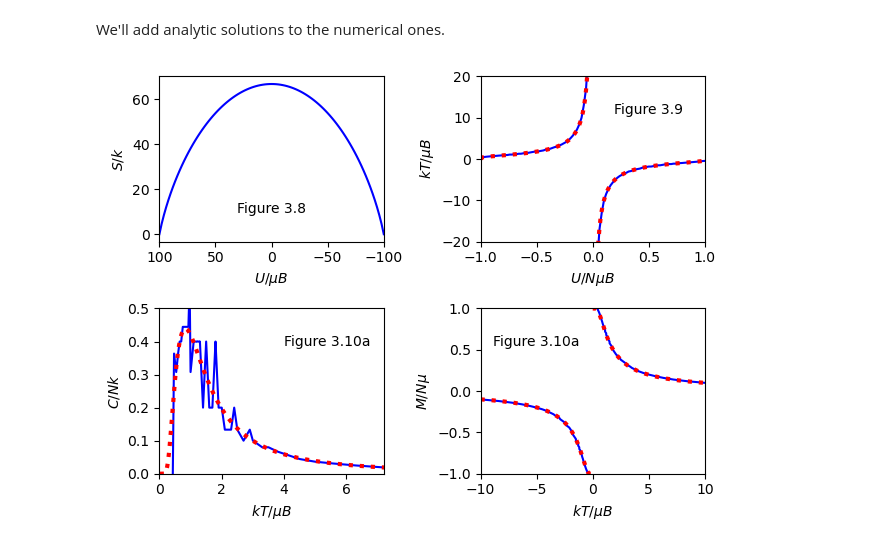
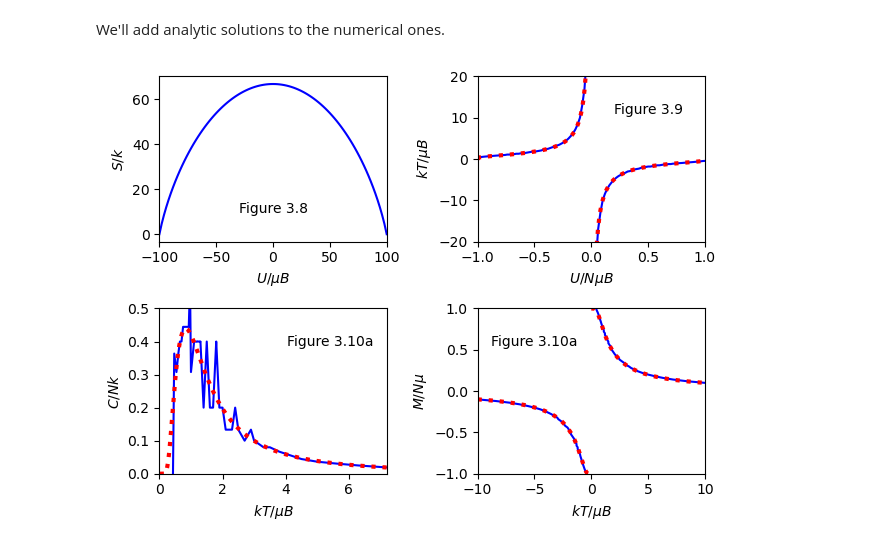
Before and after one commit to furnstahl/Physics-5600, a Jupyter notebook: Schroeder_Section_3p3_Paramagnetism.ipynb, the cells around one changed output. Saved outputs shown, nothing was run; the diff lists cells and outputs as text; code cells hidden in the pictures.

Commit message:
fixed graph of S vs. U so low energy to high

```diff
--- a/Schroeder_Section_3p3_Paramagnetism.ipynb
+++ b/Schroeder_Section_3p3_Paramagnetism.ipynb
@@ -202,7 +202,7 @@ fig, axs = plt.subplots(2, 2)
 axs[0,0].plot(U_over_muB_array, S_over_k_array, color='blue')
 axs[0,0].set_xlabel(r'$U/\mu B$')
 axs[0,0].set_ylabel(r'$S/k$')
-axs[0,0].set_xlim(U_over_muB_array[0], U_over_muB_array[-1])
+axs[0,0].set_xlim(U_over_muB_array[-1], U_over_muB_array[0])
 axs[0,0].text(0.5, 0.2, 'Figure 3.8', horizontalalignment='center',
      verticalalignment='center', transform=axs[0,0].transAxes)
 
@@ -221,31 +221,31 @@ axs[0,1].text(0.75, 0.8, 'Figure 3.9', horizontalalignment='center',
      verticalalignment='center', transform=axs[0,1].transAxes)
 
 kT_over_muB_CB_array = np.arange(0.01, 8, .01)
 CB_over_Nk_exact_array = CB_over_Nk_exact(kT_over_muB_CB_array)
 axs[1,0].plot(kT_over_muB_array, C_over_Nk_array, color='blue')
 axs[1,0].plot(kT_over_muB_CB_array, CB_over_Nk_exact_array, color='red', ls=':', lw=3)
 axs[1,0].set_xlabel(r'$kT / \mu B$')
 axs[1,0].set_ylabel(r'$C/N k$')
 axs[1,0].set_xlim(0, 7.2)
 axs[1,0].set_ylim(0, 0.5)
 axs[1,0].text(0.75, 0.8, 'Figure 3.10a', horizontalalignment='center',
      verticalalignment='center', transform=axs[1,0].transAxes)
 
 kT_over_muB_M_array1 = np.arange(-12, 0, .01)
 M_over_muN_exact_array1 = M_over_muN_exact(kT_over_muB_M_array1)
 kT_over_muB_M_array2 = np.arange(0, 12, .01)
 M_over_muN_exact_array2 = M_over_muN_exact(kT_over_muB_M_array2)
 axs[1,1].plot(kT_over_muB_array, M_over_mu_array, color='blue')
 axs[1,1].plot(kT_over_muB_M_array1, M_over_muN_exact_array1, color='red', ls=':', lw=3)
 axs[1,1].plot(kT_over_muB_M_array2, M_over_muN_exact_array2, color='red', ls=':', lw=3)
 axs[1,1].set_xlabel(r'$kT / \mu B$')
 axs[1,1].set_ylabel(r'$M/N \mu$')
 axs[1,1].set_xlim(-10, 10)
 axs[1,1].set_ylim(-1, 1)
 axs[1,1].text(0.25, 0.8, 'Figure 3.10a', horizontalalignment='center',
      verticalalignment='center', transform=axs[1,1].transAxes)
 
 
 fig.tight_layout();
 # %% [output]
-[figure, old version]
+[figure, new version]
```
